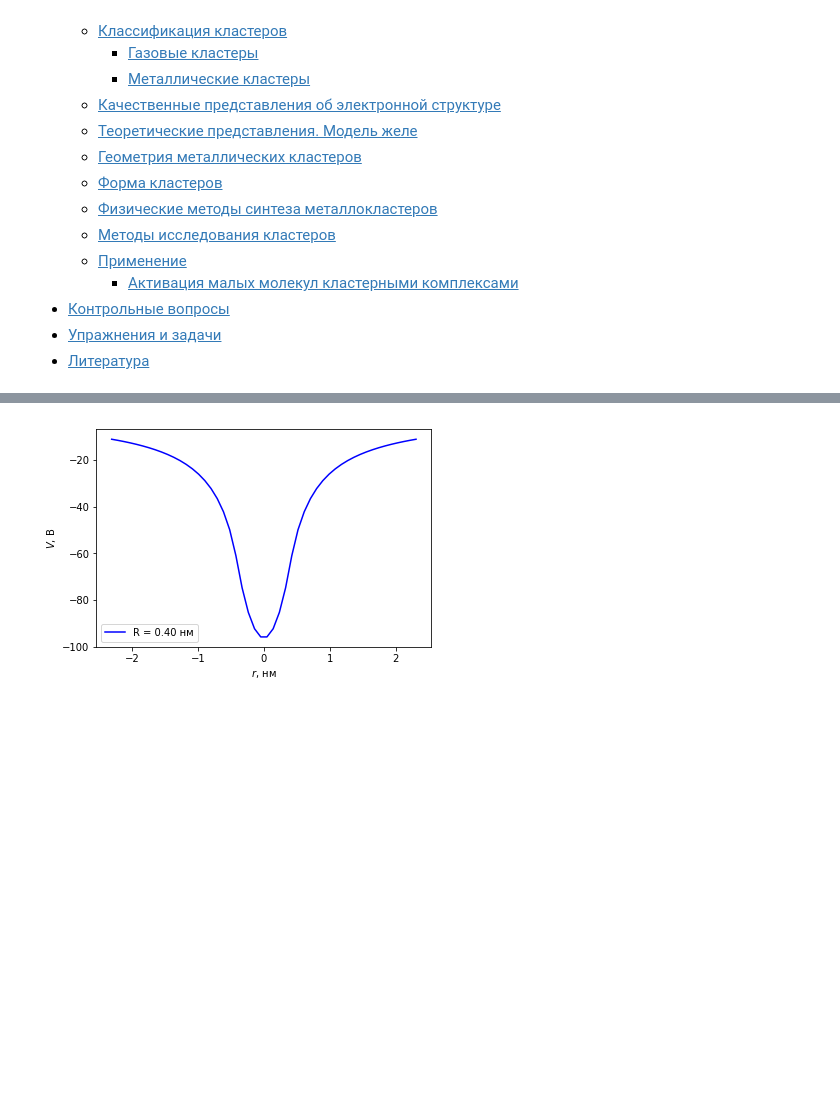
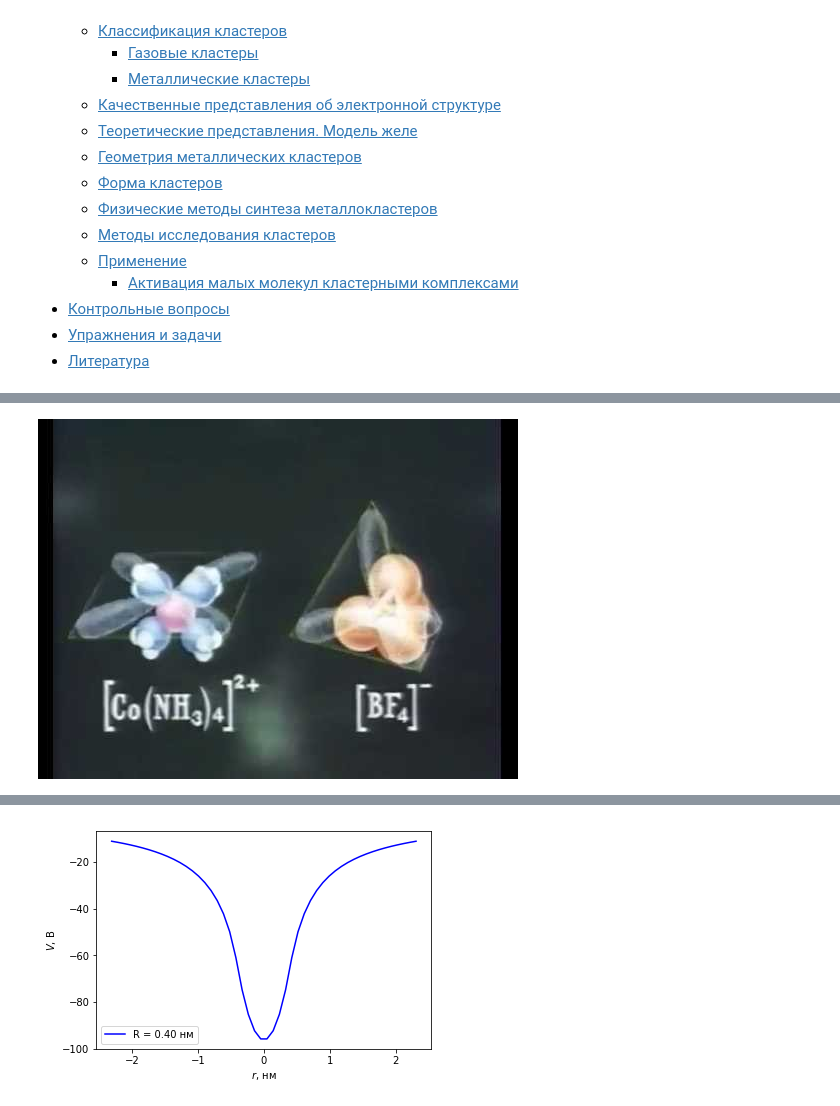
Before and after one commit to nanomaterials/course, a Jupyter notebook: 03_-_Clusters/Lecture.ipynb, the cells around one changed output, grey strips where cells are left out. Drawn from its saved outputs; the diff is of its cells as text; code cells hidden in the pictures; blank space fills up the shorter version.

```diff
--- a/03_-_Clusters/Lecture.ipynb
+++ b/03_-_Clusters/Lecture.ipynb
@@ -35,6 +33,14 @@ https://www.youtube.com/watch?v=NUDhHrRKA6s
 Помимо комплексов с одним центральным атомом металла известны комплексы состава $M_mL_n$ с мостиковыми лигандами и комплекусы со связями металл-металл, образующими цепочки, циклы и полиэдры (кластерные соединения).
 
 ![](Figs/complex.png)
+# %%
+'''
+'''
+
+from IPython.lib.display import YouTubeVideo
+YouTubeVideo('NUDhHrRKA6s')
+# %% [output]
+[figure, added]
 # %% [markdown]
 
 ## Терминология
```
Also changed, not shown: parts of 1 cell of this notebook, 2 other files.
